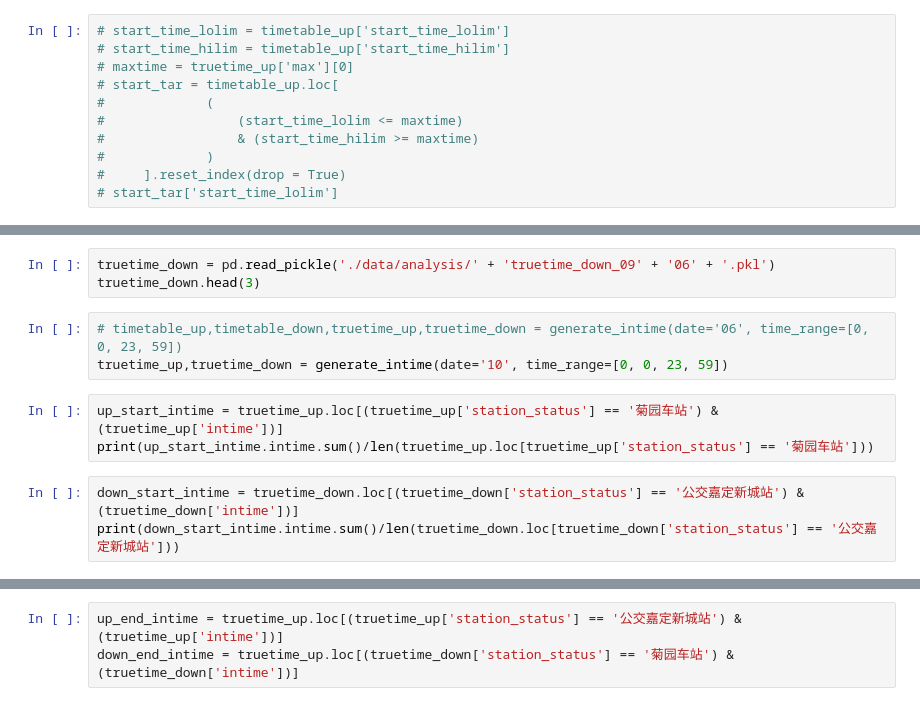
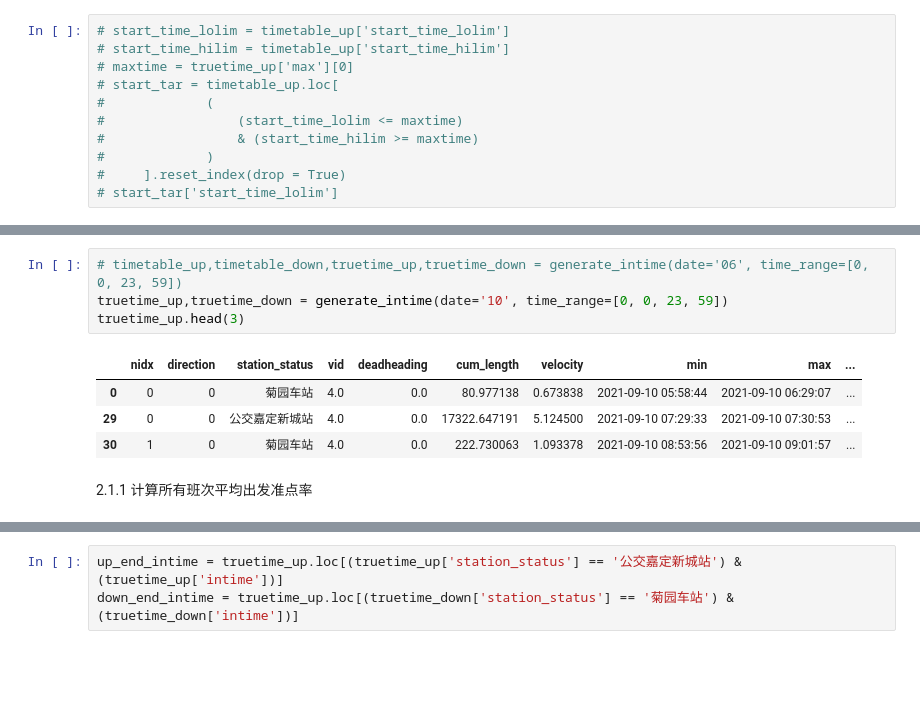
Before and after one commit to Eightina/Tranportation-Statistics-Course-Design, a Jupyter notebook: analysis.ipynb, the cells around one changed output, grey strips where cells are left out. Drawn from its saved outputs; the diff is of its cells as text; blank space fills up the shorter version.

```diff
--- a/analysis.ipynb
+++ b/analysis.ipynb
@@ -184,12 +133,11 @@ def generate_intime(date='06', time_range=[0, 0, 23, 59]):
-# %%
-truetime_down = pd.read_pickle('./data/analysis/' + 'truetime_down_09' + '06' + '.pkl')
-truetime_down.head(3)
 # %%
 # timetable_up,timetable_down,truetime_up,truetime_down = generate_intime(date='06', time_range=[0, 0, 23, 59])
 truetime_up,truetime_down = generate_intime(date='10', time_range=[0, 0, 23, 59])
+truetime_up.head(3)
+# %% [output]
+|  | nidx | direction | station_status | vid | deadheading | cum_length | velocity | min | max | ... |
+| 0 | 0 | 0 | 菊园车站 | 4.0 | 0.0 | 80.977138 | 0.673838 | 2021-09-10 05:58:44 | 2021-09-10 06:29:07 | ... |
+| 29 | 0 | 0 | 公交嘉定新城站 | 4.0 | 0.0 | 17322.647191 | 5.124500 | 2021-09-10 07:29:33 | 2021-09-10 07:30:53 | ... |
+| 30 | 1 | 0 | 菊园车站 | 4.0 | 0.0 | 222.730063 | 1.093378 | 2021-09-10 08:53:56 | 2021-09-10 09:01:57 | ... |
-# %%
-up_start_intime = truetime_up.loc[(truetime_up['station_status'] == '菊园车站') & (truetime_up['intime'])]
-print(up_start_intime.intime.sum()/len(truetime_up.loc[truetime_up['station_status'] == '菊园车站']))
-# %%
-down_start_intime = truetime_down.loc[(truetime_down['station_status'] == '公交嘉定新城站') & (truetime_down['intime'])]
-print(down_start_intime.intime.sum()/len(truetime_down.loc[truetime_down['station_status'] == '公交嘉定新城站']))
+# %% [markdown]
+2.1.1 计算所有班次平均出发准点率
```
Also changed, not shown: parts of 31 cells of this notebook, 4 other files.
